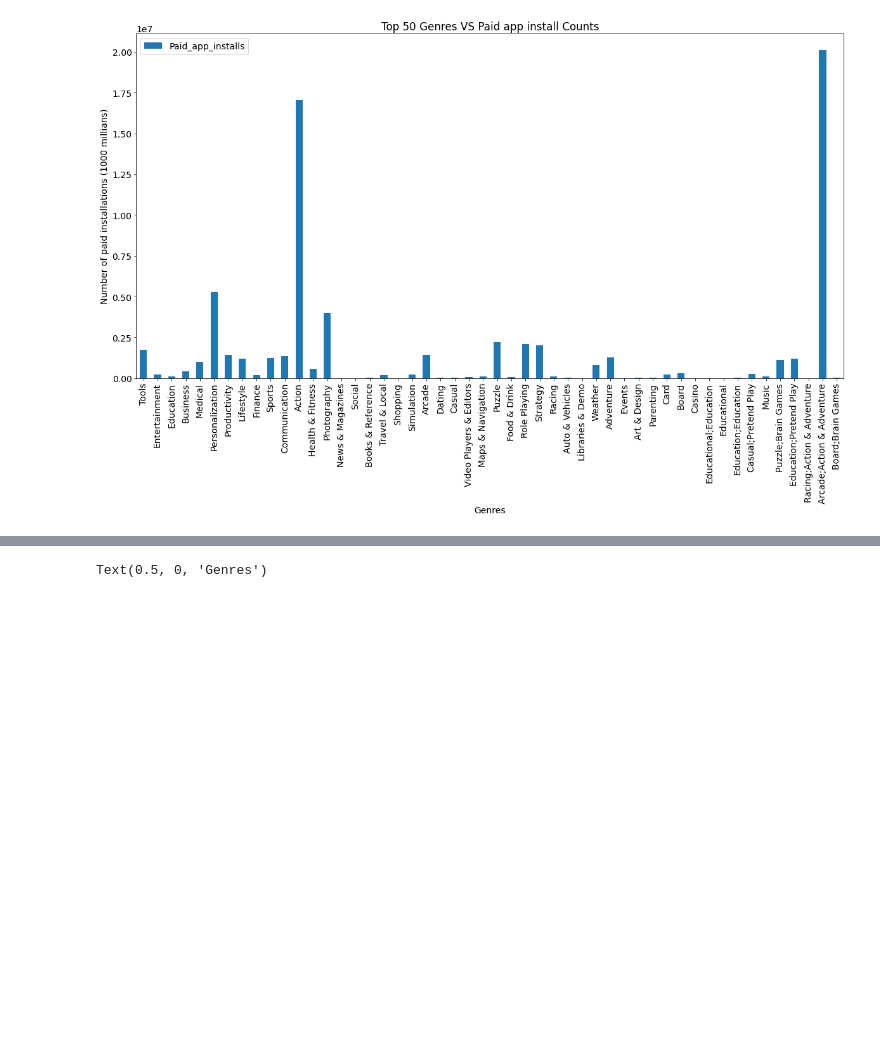
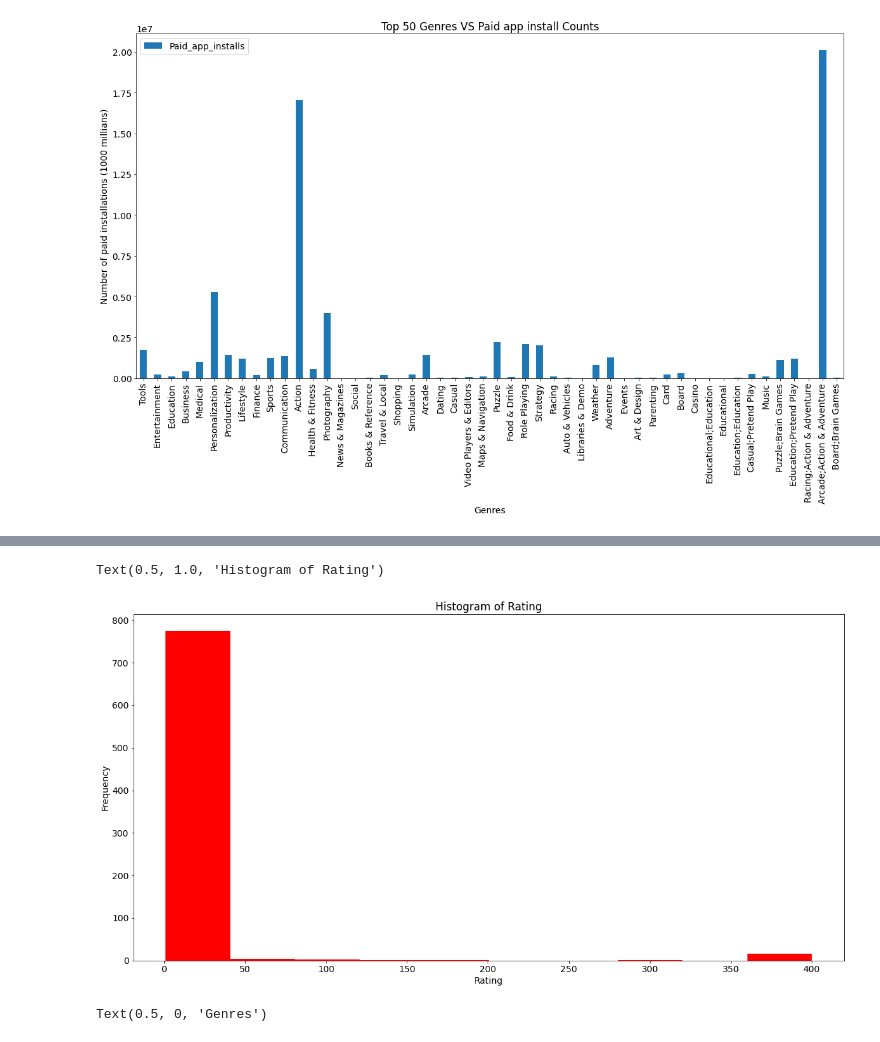
Before and after one commit to HariTarz/Play-Store-App-Review-Analysis, a Jupyter notebook: Play_Store_App_Review_Analysis_Capstone_Project.ipynb, the cells around one changed output, grey strips where cells are left out. Drawn from its saved outputs; the diff is of its cells as text; code cells hidden in the pictures; blank space fills up the shorter version.

```diff
--- a/Play_Store_App_Review_Analysis_Capstone_Project.ipynb
+++ b/Play_Store_App_Review_Analysis_Capstone_Project.ipynb
@@ -335,3 +424,12 @@ Text(0.5, 0, 'Genres')
+# %%
+price = playstore_df[~playstore_df['Price'].isna() & playstore_df['Price'] != 0]['Price']
+plt.hist(price.values, color='Red')
+plt.xlabel('Rating')
+plt.ylabel('Frequency')
+plt.title('Histogram of Rating')
+# %% [output]
+Text(0.5, 1.0, 'Histogram of Rating')
+[figure, added]
 # %%
 top_50_genres[['Genres','Rating']].set_index('Genres').plot(kind='bar')
 plt.rcParams['figure.figsize'] = (20, 10)
```
Also changed, not shown: parts of 12 cells of this notebook.
